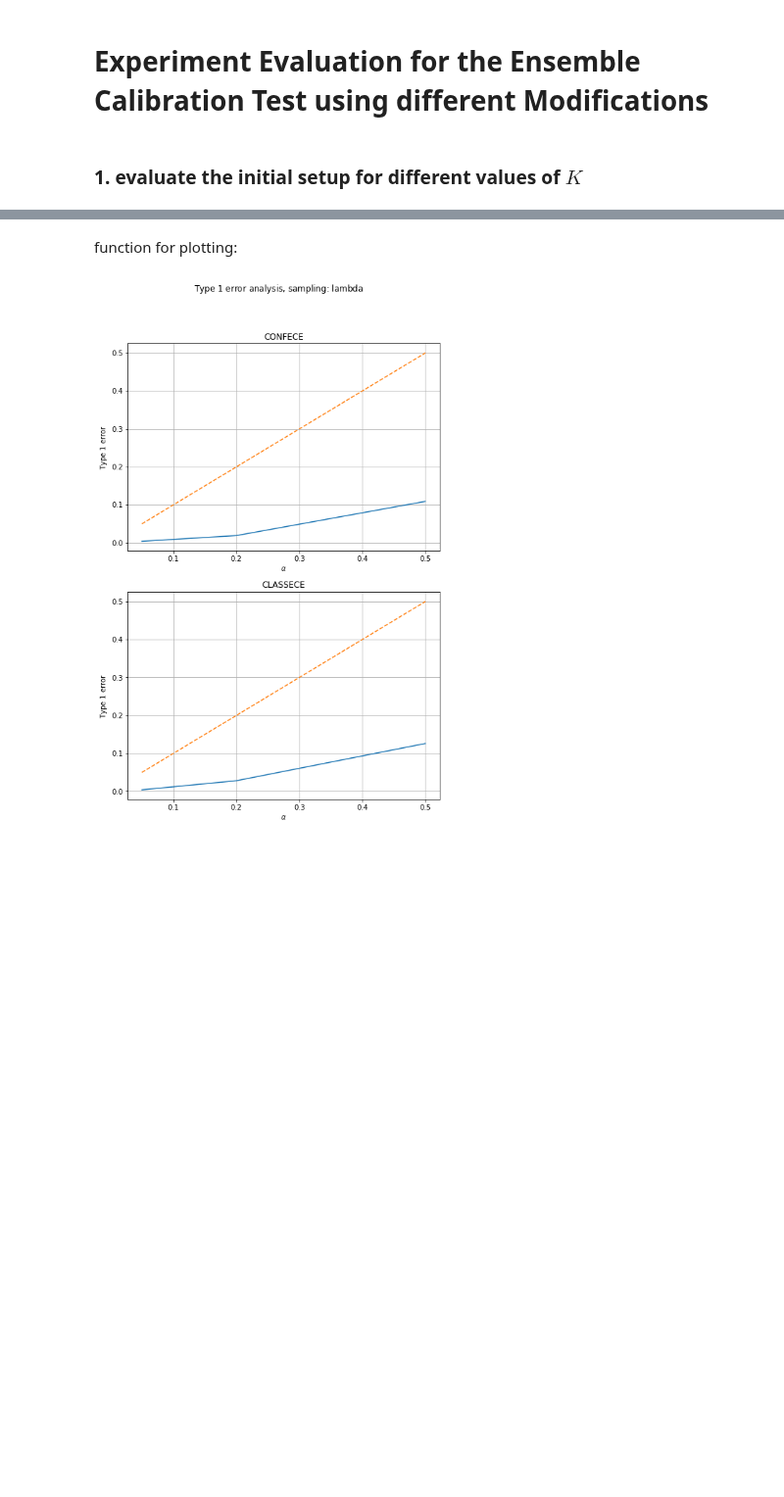
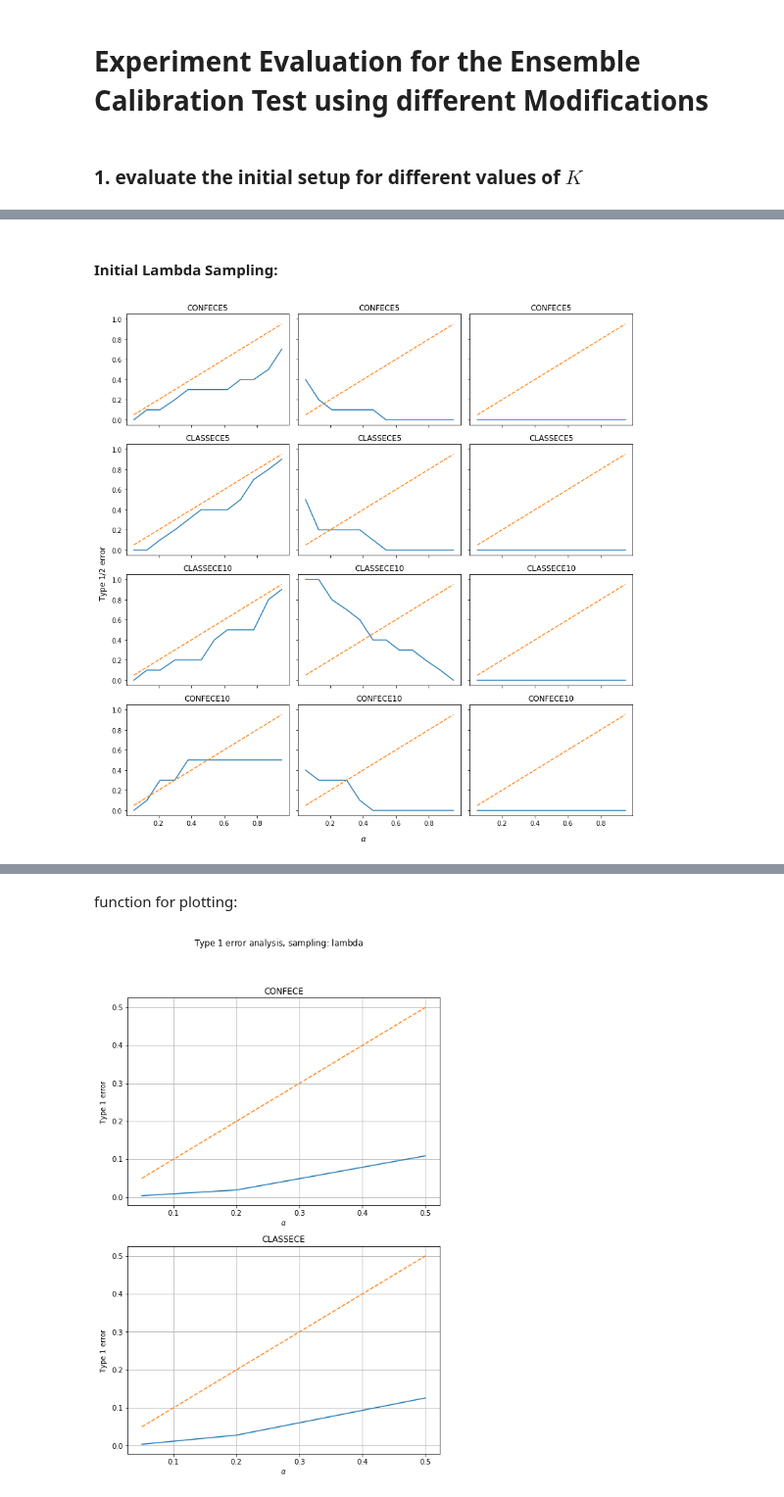
Before and after one commit to mkjuergens/EnsembleCalibration, a Jupyter notebook: ensemblecalibration/calibration/results_t1_t2.ipynb, the cells around one changed output, grey strips where cells are left out. Shown at 98% size. Saved outputs shown, nothing was run; the diff lists cells and outputs as text; code cells hidden in the pictures; blank space fills up the shorter version.

```diff
--- a/ensemblecalibration/calibration/results_t1_t2.ipynb
+++ b/ensemblecalibration/calibration/results_t1_t2.ipynb
@@ -20,0 +36,6 @@ results_final_mcmc = pd.read_csv('final_results_experiments_t1t2_alpha_100_10_3_
+# %% [markdown]
+#### Initial Lambda Sampling:
+# %%
+fig_test_lambda = plot_t1_erros_analysis(results_test_lambda_10, list_errors=list(results_test_lambda_10.keys()), plot_ha=True, figsize=(12,12))
+# %% [output]
+[figure, added]
```
Also changed, not shown: parts of 5 cells of this notebook.
